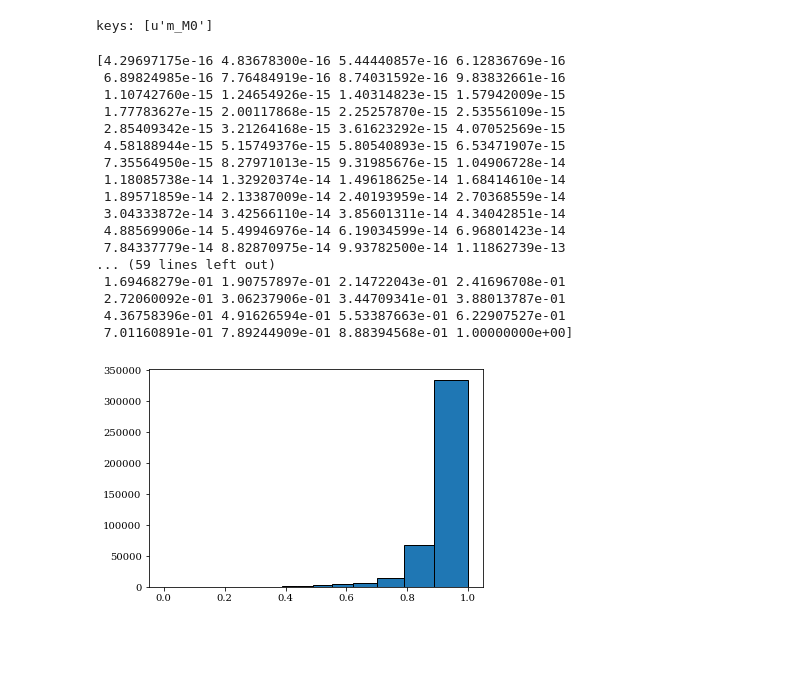
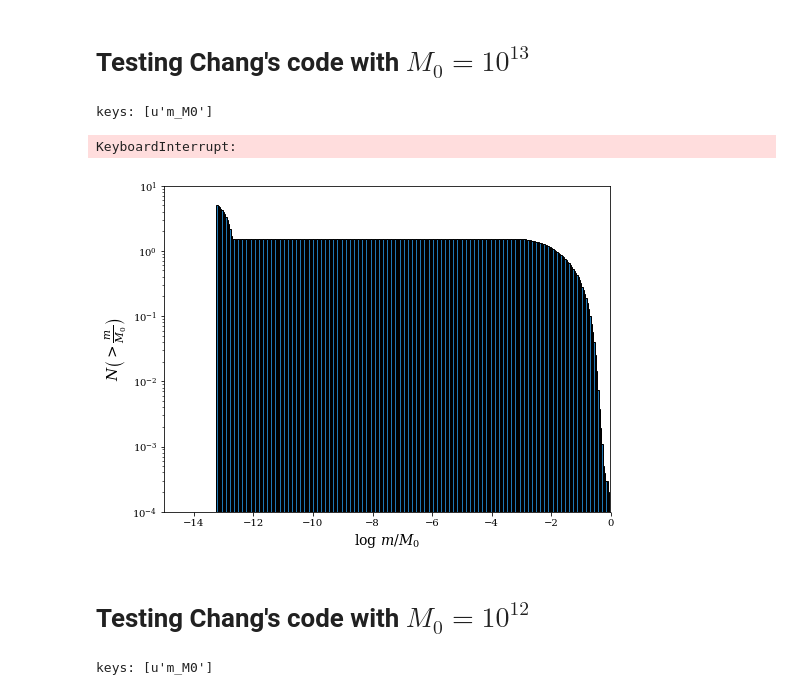
Before and after one commit to patricks1/mergers, a Jupyter notebook: gendistribution_tester.ipynb, the cells around one changed output. Cells and saved outputs as stored; diff of their text form; code cells hidden in the pictures; blank space fills up the shorter version.

```diff
--- a/gendistribution_tester.ipynb
+++ b/gendistribution_tester.ipynb
@@ -205,40 +193,45 @@ plt.show()
+# %% [markdown]
+# Testing Chang's code with $M_0=10^{13}$
 # %%
-f= h5py.File('m_M0.h5','r')
+f= h5py.File('dat/m_M0_13_20181014.h5','r')
 
 print('keys: %s' % f.keys())
 a_group_key=list(f.keys())[0]
-data=list(f[a_group_key])
+mratios13raw=list(f[a_group_key])
 # %% [output]
 keys: [u'm_M0']
+KeyboardInterrupt:
-# %%
-logmratios=np.array(data)
-mratios=[min(10.**logmratios[i],1./10.**logmratios[i]) for i in range(len(logmratios))]
-
-Nbins=300
-lowerbound=min(mratios)
-upperbound=max(mratios)
-bins=np.logspace(np.log10(lowerbound),np.log10(upperbound),Nbins)
-print bins
-
-midbins=(bins[:-1]+bins[1:])/2
-N=plt.hist(mratios,bins=bins,edgecolor='k')[0]
-#plt.clf()
-# %% [output]
-[4.29697175e-16 4.83678300e-16 5.44440857e-16 6.12836769e-16
- 6.89824985e-16 7.76484919e-16 8.74031592e-16 9.83832661e-16
- 1.10742760e-15 1.24654926e-15 1.40314823e-15 1.57942009e-15
- 1.77783627e-15 2.00117868e-15 2.25257870e-15 2.53556109e-15
- 2.85409342e-15 3.21264168e-15 3.61623292e-15 4.07052569e-15
- 4.58188944e-15 5.15749376e-15 5.80540893e-15 6.53471907e-15
- 7.35564950e-15 8.27971013e-15 9.31985676e-15 1.04906728e-14
- 1.18085738e-14 1.32920374e-14 1.49618625e-14 1.68414610e-14
- 1.89571859e-14 2.13387009e-14 2.40193959e-14 2.70368559e-14
- 3.04333872e-14 3.42566110e-14 3.85601311e-14 4.34042851e-14
- 4.88569906e-14 5.49946976e-14 6.19034599e-14 6.96801423e-14
- 7.84337779e-14 8.82870975e-14 9.93782500e-14 1.11862739e-13
-... (59 lines left out)
- 1.69468279e-01 1.90757897e-01 2.14722043e-01 2.41696708e-01
- 2.72060092e-01 3.06237906e-01 3.44709341e-01 3.88013787e-01
- 4.36758396e-01 4.91626594e-01 5.53387663e-01 6.22907527e-01
- 7.01160891e-01 7.89244909e-01 8.88394568e-01 1.00000000e+00]
-[figure, removed]
+# %%
+mratios13=np.array(mratios13raw)
+negmratios13=-mratios13
+mratios13=np.minimum(mratios13,mratios13)
+
+loglower=np.min(mratios13)
+logupper=np.max(mratios13)
+nbins=300
+logbins=np.linspace(loglower,logupper,nbins)
+midbins_c_13=10.**((logbins[1:]+logbins[:-1])/2.)
+
+fig=plt.figure(figsize=(8,6))
+ax=fig.add_subplot(111)
+N_gmratios_c_13=ax.hist(mratios13,bins=logbins,
+          weights=np.repeat(1./10026.,len(mratios13)),
+          cumulative=-1,ec='k')[0]
+ax.set_xlim(-15,logupper)
+ax.set_ylim(np.min(N_gmratios_c_13),10)
+ax.set_xlabel('log $m/M_0$',fontsize=14)
+ax.set_ylabel('$N\\left(>\\frac{m}{M_0}\\right)$',fontsize=15)
+ax.set_yscale('log')
+end=1
+# %% [output]
+[figure, added]
+# %% [markdown]
+# Testing Chang's code with $M_0=10^{12}$
+# %%
+f= h5py.File('dat/m_M0_12_halo.m_20181017.h5','r')
+
+print('keys: %s' % f.keys())
+a_group_key=list(f.keys())[0]
+mratios12raw=list(f[a_group_key])
+# %% [output]
+keys: [u'm_M0']
```
Also changed, not shown: parts of 21 cells of this notebook, 27 other files.
